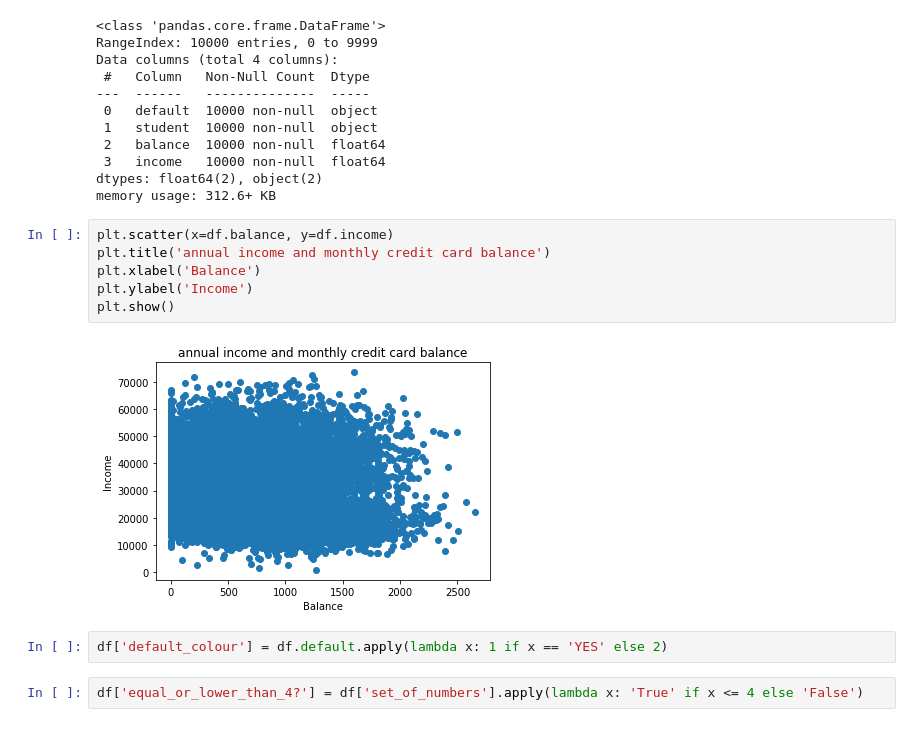
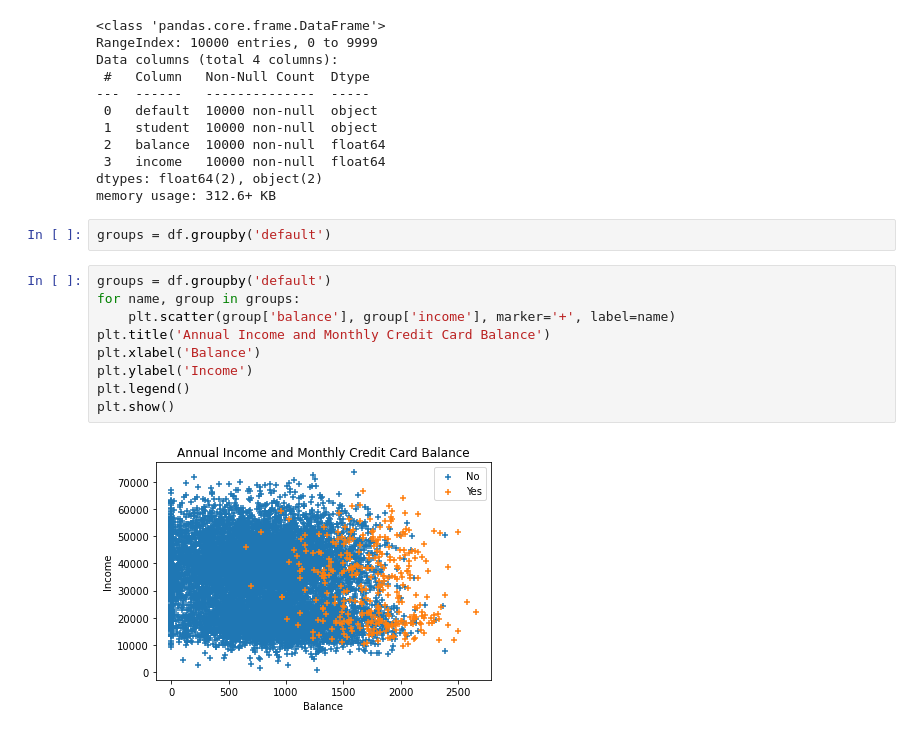
Before and after one commit to mconwa02/statistical_learning, a Jupyter notebook: classification/Default_Data_Classification.ipynb, the cells around one changed output. Drawn from its saved outputs; the diff is of its cells as text.

Commit message:
scatter plot with category colours

```diff
--- a/classification/Default_Data_Classification.ipynb
+++ b/classification/Default_Data_Classification.ipynb
@@ -21,15 +23,16 @@ Data columns (total 4 columns):
  3   income   10000 non-null  float64
 dtypes: float64(2), object(2)
 memory usage: 312.6+ KB
+# %%
+groups = df.groupby('default')
 # %%
-plt.scatter(x=df.balance, y=df.income)
-plt.title('annual income and monthly credit card balance')
+groups = df.groupby('default')
+for name, group in groups:
+    plt.scatter(group['balance'], group['income'], marker='+', label=name)
+plt.title('Annual Income and Monthly Credit Card Balance')
 plt.xlabel('Balance')
 plt.ylabel('Income')
+plt.legend()
 plt.show()
 # %% [output]
-[figure, old version]
+[figure, new version]
-# %%
-df['default_colour'] = df.default.apply(lambda x: 1 if x == 'YES' else 2)
-# %%
-df['equal_or_lower_than_4?'] = df['set_of_numbers'].apply(lambda x: 'True' if x <= 4 else 'False')
```
Also changed, not shown: parts of 6 cells of this notebook.
